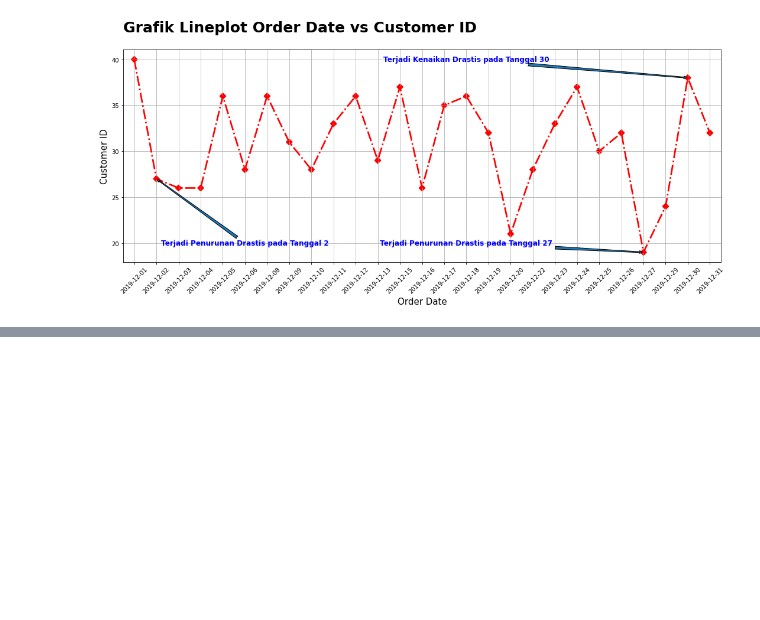
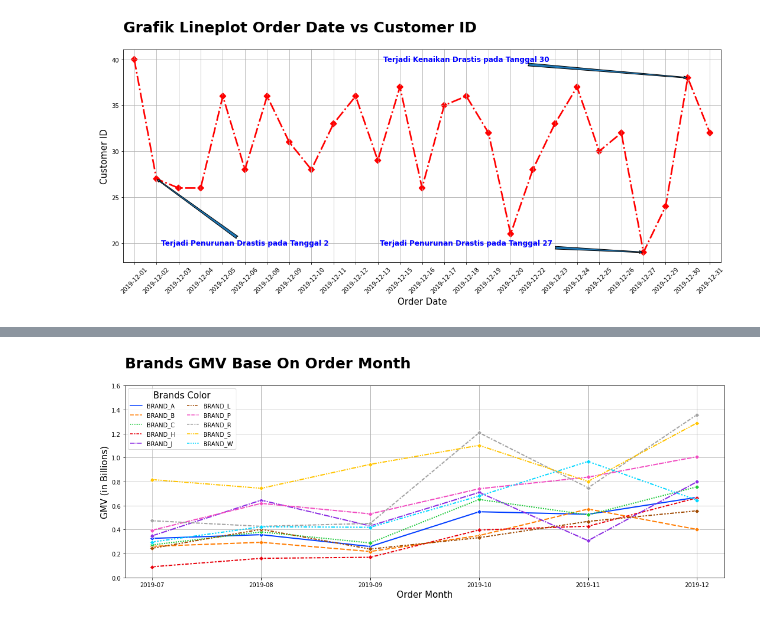
Before and after one commit to UsepSyaikalArifin/My-Projects, a Jupyter notebook: Matplotlib & Seaborn/Jupyter Notebook/main.ipynb, the cells around one changed output, grey strips where cells are left out. Saved outputs shown, nothing was run; the diff lists cells and outputs as text; code cells hidden in the pictures; blank space fills up the shorter version.

Commit message:
Pieplot Barplot Lineplot Pointplot

```diff
--- a/Matplotlib & Seaborn/Jupyter Notebook/main.ipynb
+++ b/Matplotlib & Seaborn/Jupyter Notebook/main.ipynb
@@ -272,3 +273,6 @@ plt.tight_layout()
 plt.show()
 # %% [output]
 [figure]
+# %%
+brandsgmv_baseon_ordermonth = dataset.groupby(["order_month","brand"])["gmv"].sum().unstack()
+display(brandsgmv_baseon_ordermonth)
@@ -274,0 +288,14 @@ plt.show()
+# %%
+fig, axs = plt.subplots(1, 1, figsize=(15, 6))
+sns.lineplot(data=brandsgmv_baseon_ordermonth, marker="D", linewidth=2, palette="bright", ax=axs)
+axs.set_title("Brands GMV Base On Order Month", fontsize=25, fontweight="bold", pad=30, loc="left")
+axs.set_xlabel("Order Month", fontsize=15)
+axs.set_yticks(axs.get_yticks())
+axs.set_yticklabels(axs.get_yticks()/1000000000)
+axs.set_ylabel("GMV (in Billions)", fontsize=15)
+axs.legend(title="Brands Color", title_fontsize=15, loc="upper left", ncol=2)
+axs.grid()
+plt.tight_layout()
+plt.show()
+# %% [output]
+[figure, added]
```
Also changed, not shown: parts of 7 cells of this notebook.
